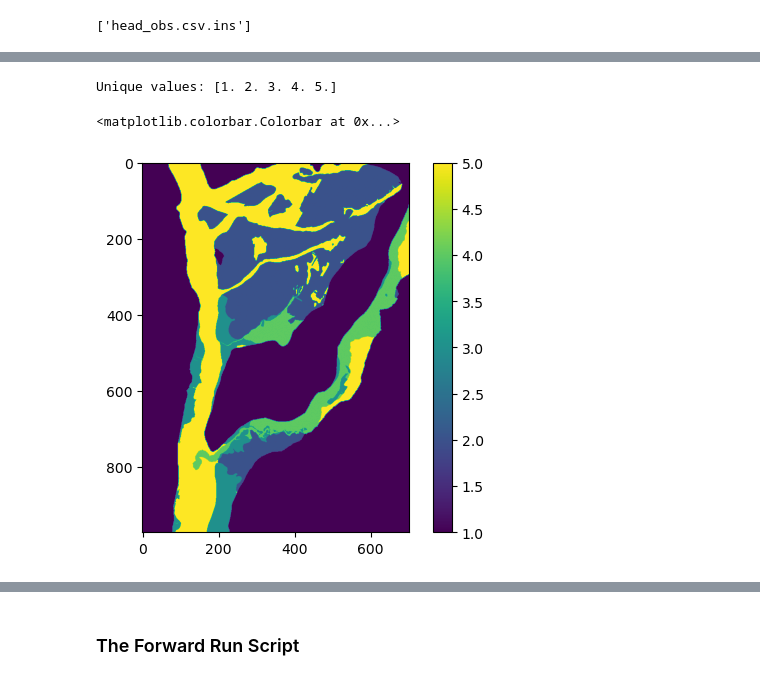
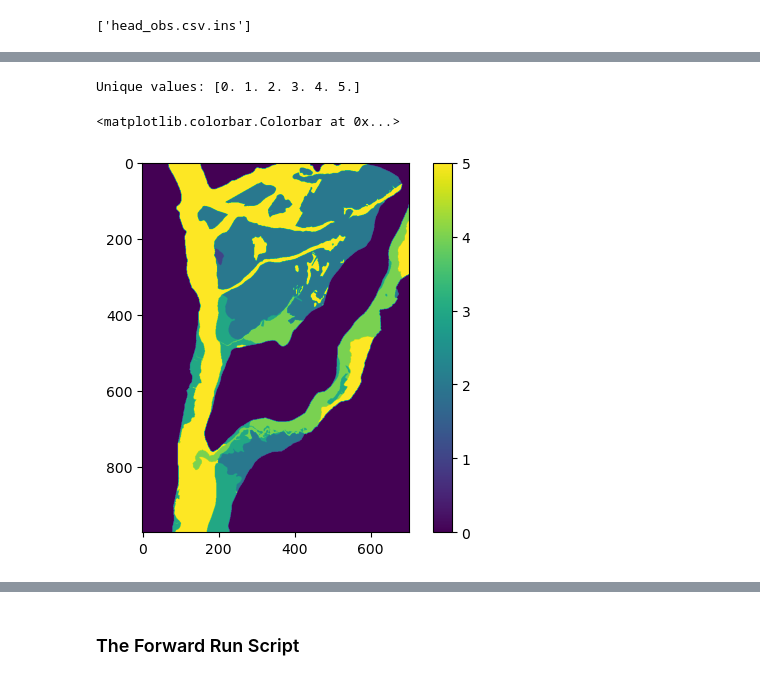
Before and after one commit to jackplogan33/peterson-modflow, a Jupyter notebook: notebooks/02-rch-calibration.ipynb, the cells around one changed output, grey strips where cells are left out. Cells and saved outputs as stored; diff of their text form; code cells hidden in the pictures.

```diff
--- a/notebooks/02-rch-calibration.ipynb
+++ b/notebooks/02-rch-calibration.ipynb
@@ -152,12 +259,13 @@ plt.colorbar()
 # %%
+#create the zones matrix
 zones_matrix = np.loadtxt(os.path.join('..', 'peterson_template','data-files','rchZones.dat'))
 #zones = np.where(np.isin(zones_matrix, [2, 3,4,5]), zones_matrix, 0)
-zones= np.where(ib == 1, zones_matrix, 1)
+zones= np.where(ib == 1, zones_matrix, 0)
 unique_values = np.unique(zones)  # Get unique values
 print("Unique values:", unique_values)
 plt.imshow(zones)
 plt.colorbar()
 # %% [output]
-Unique values: [1. 2. 3. 4. 5.]
+Unique values: [0. 1. 2. 3. 4. 5.]
 <matplotlib.colorbar.Colorbar at 0x...>
-[figure, old version]
+[figure, new version]
```
Also changed, not shown: parts of 72 cells of this notebook.
